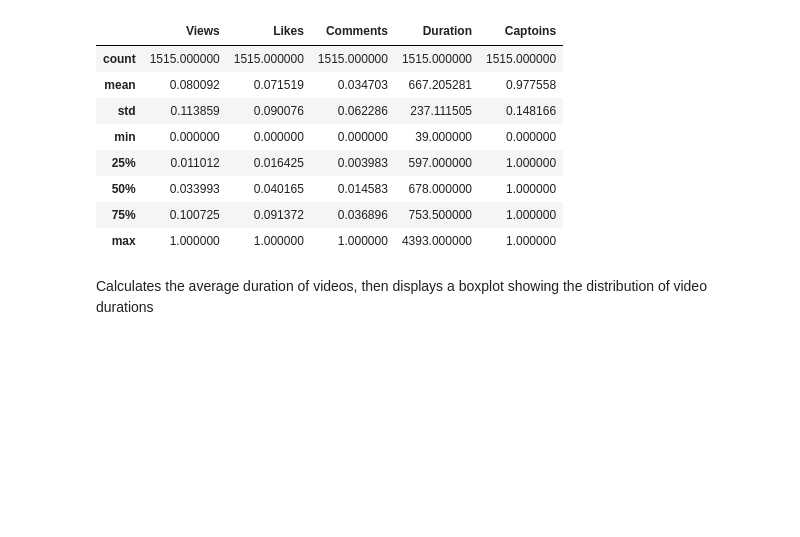
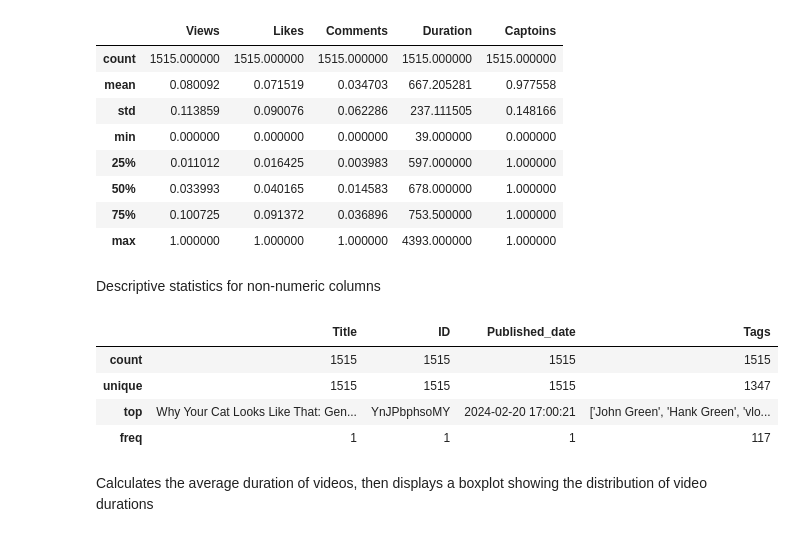
Before and after one commit to RanaAlsayyari/youtubeAPI, a Jupyter notebook: dataSet.ipynb, the cells around one changed output. Cells and saved outputs as stored; diff of their text form; code cells hidden in the pictures; blank space fills up the shorter version.

```diff
--- a/dataSet.ipynb
+++ b/dataSet.ipynb
@@ -308,6 +308,16 @@ df[['Views', 'Likes', 'Comments','Duration','Captoins']].describe()
 | 50% | 0.033993 | 0.040165 | 0.014583 | 678.000000 | 1.000000 |
 | 75% | 0.100725 | 0.091372 | 0.036896 | 753.500000 | 1.000000 |
 | max | 1.000000 | 1.000000 | 1.000000 | 4393.000000 | 1.000000 |
+# %% [markdown]
+Descriptive statistics for non-numeric columns
+# %%
+df.describe(include=['O'])
+# %% [output]
+|  | Title | ID | Published_date | Tags |
+| count | 1515 | 1515 | 1515 | 1515 |
+| unique | 1515 | 1515 | 1515 | 1347 |
+| top | Why Your Cat Looks Like That: Gen... | YnJPbphsoMY | 2024-02-20 17:00:21 | ['John Green', 'Hank Green', 'vlo... |
+| freq | 1 | 1 | 1 | 117 |
 # %% [markdown]
 Calculates the average duration of videos, then displays a boxplot showing the distribution of video durations
 # %%
```
